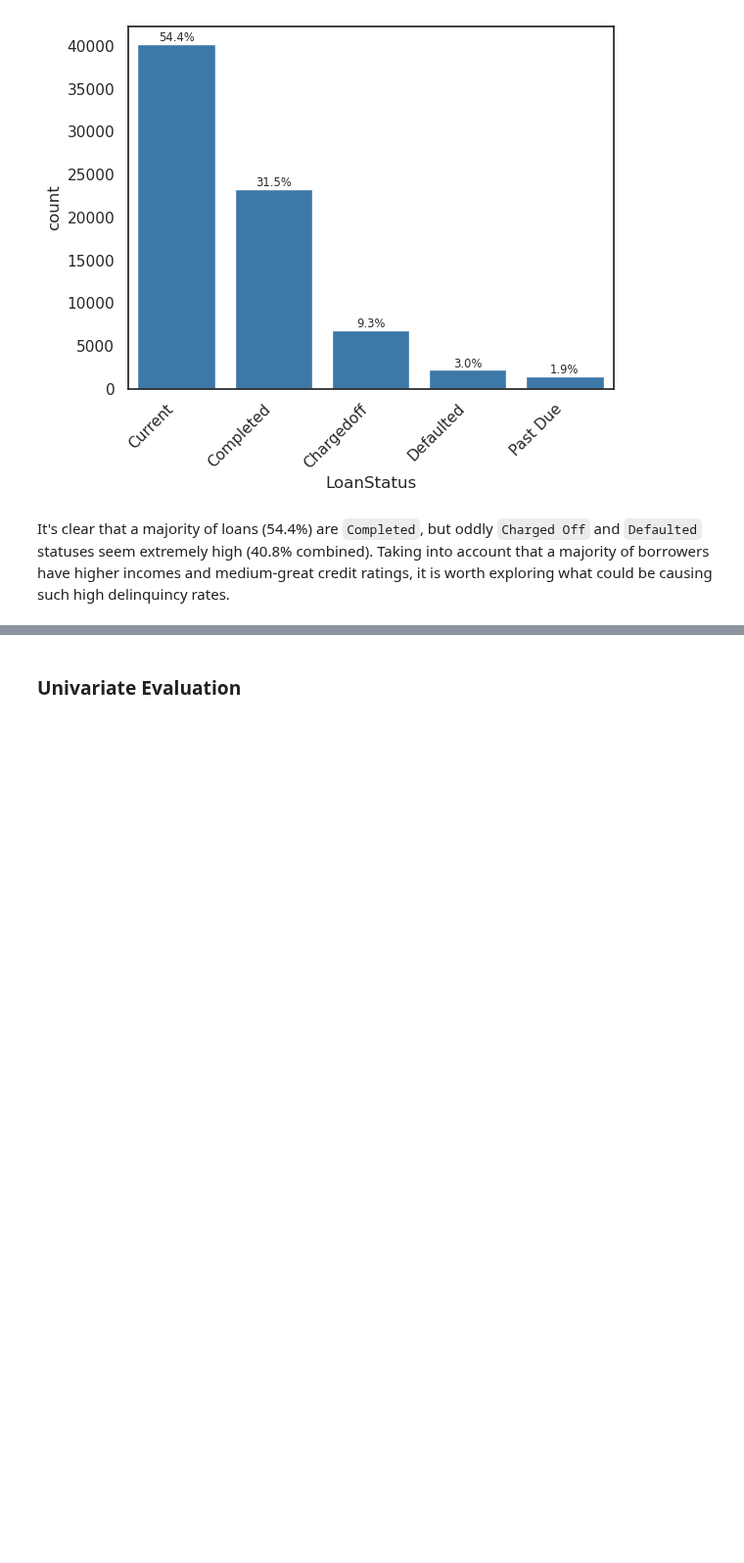
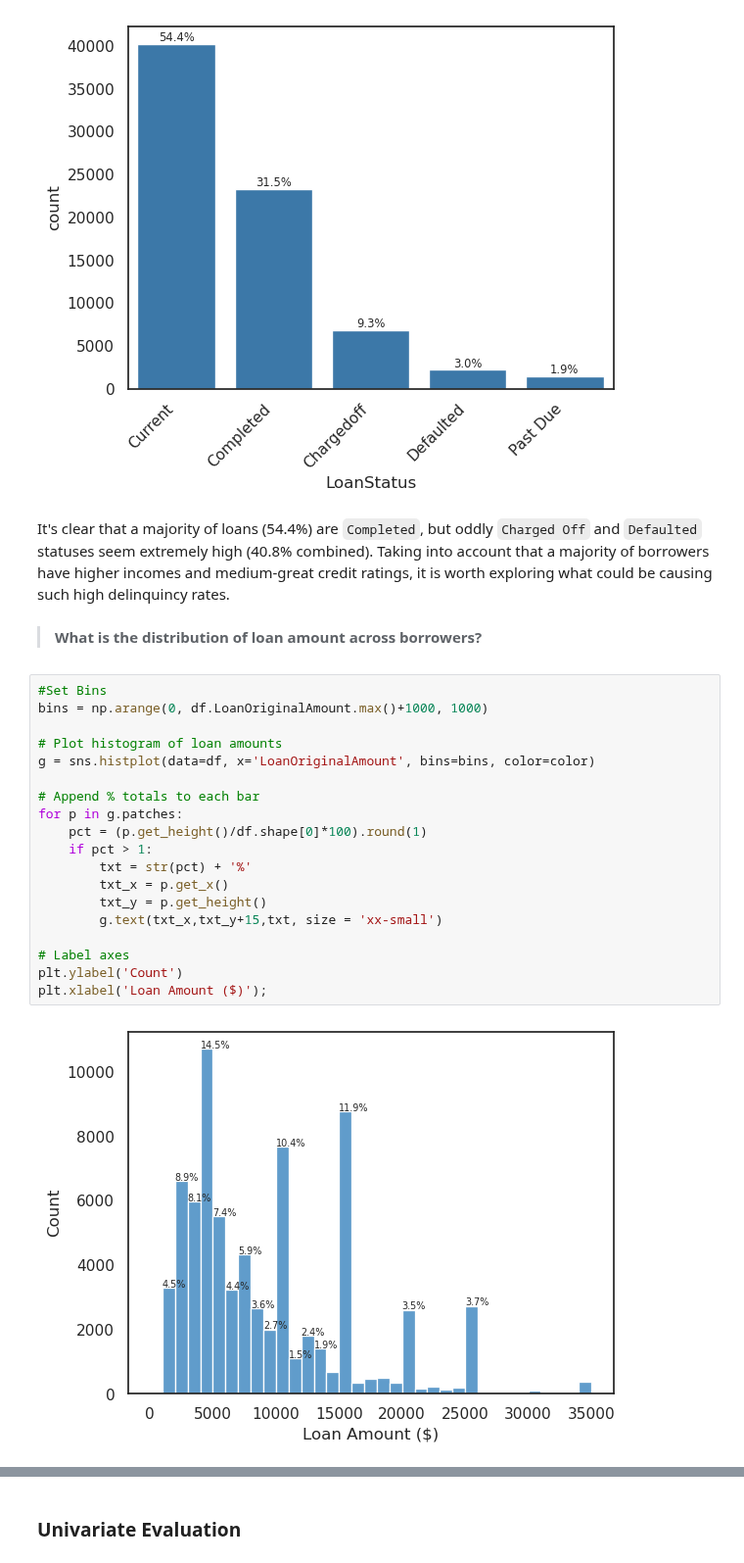
Before and after one commit to tristenwallace/prosper_loan_data_analysis, a Jupyter notebook: src/loan_analysis_explore.ipynb, the cells around one changed output, grey strips where cells are left out. Shown at 98% size. Saved outputs shown, nothing was run; the diff lists cells and outputs as text; blank space fills up the shorter version.

Commit message:
explore: Histogram (loan amount)

```diff
--- a/src/loan_analysis_explore.ipynb
+++ b/src/loan_analysis_explore.ipynb
@@ -891,3 +891,26 @@ for i, count in enumerate(s_cnt):
 [figure]
 # %% [markdown]
 It's clear that a majority of loans (54.4%) are `Completed`, but oddly `Charged Off` and `Defaulted` statuses seem extremely high (40.8% combined). Taking into account that a majority of borrowers have higher incomes and medium-great credit ratings, it is worth exploring what could be causing such high delinquincy rates.
+# %% [markdown]
+> **What is the distribution of loan amount across borrowers?**
+# %%
+#Set Bins
+bins = np.arange(0, df.LoanOriginalAmount.max()+1000, 1000)
+
+# Plot histogram of loan amounts
+g = sns.histplot(data=df, x='LoanOriginalAmount', bins=bins, color=color)
+
+# Append % totals to each bar
+for p in g.patches:
+    pct = (p.get_height()/df.shape[0]*100).round(1)
+    if pct > 1:
+        txt = str(pct) + '%'
+        txt_x = p.get_x()
+        txt_y = p.get_height()
+        g.text(txt_x,txt_y+15,txt, size = 'xx-small')
+
+# Label axes
+plt.ylabel('Count')
+plt.xlabel('Loan Amount ($)');
+# %% [output]
+[figure, added]
```
Also changed, not shown: parts of 2 cells of this notebook.
